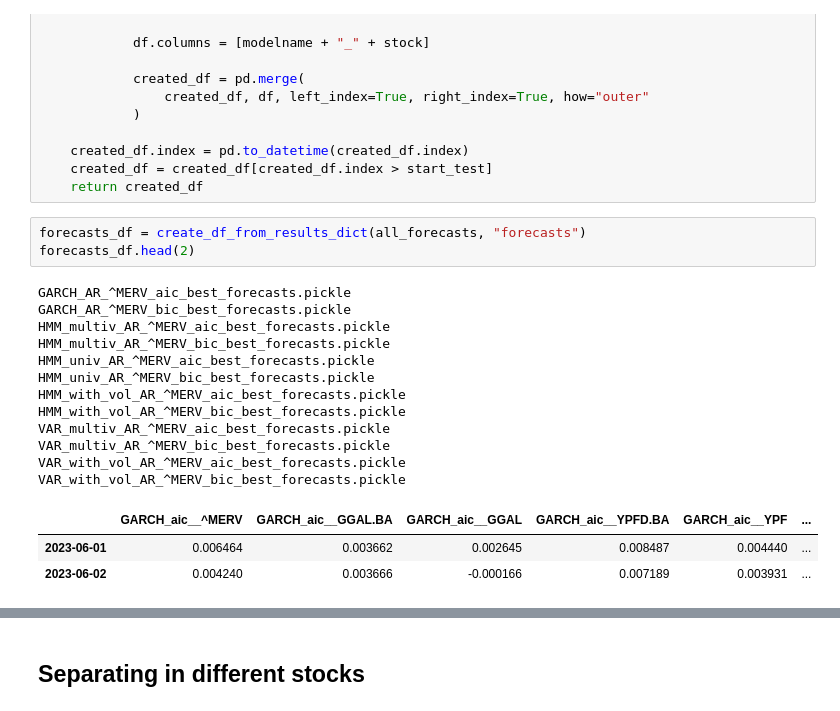
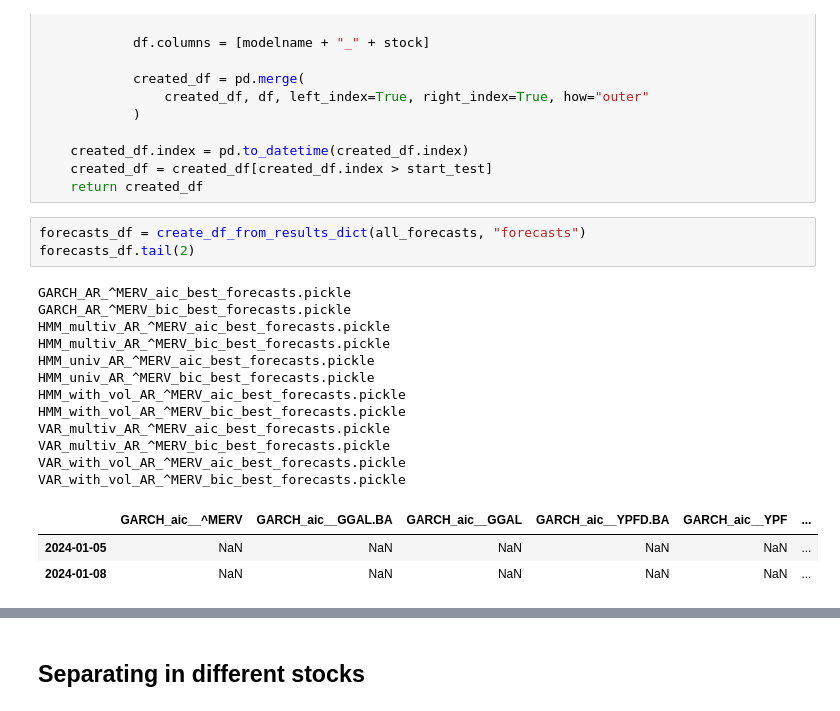
Before and after one commit to alfsn/regime-switching-hmm, a Jupyter notebook: notebooks/03_Comparison.ipynb, the cells around one changed output, grey strips where cells are left out. Drawn from its saved outputs; the diff is of its cells as text.

```diff
--- a/notebooks/03_Comparison.ipynb
+++ b/notebooks/03_Comparison.ipynb
@@ -86,23 +86,23 @@ def create_df_from_results_dict(results_dict:dict, substring_to_replace:str):
     return created_df
 # %%
 forecasts_df = create_df_from_results_dict(all_forecasts, "forecasts")
-forecasts_df.head(2)
+forecasts_df.tail(2)
 # %% [output]
 GARCH_AR_^MERV_aic_best_forecasts.pickle
 GARCH_AR_^MERV_bic_best_forecasts.pickle
 HMM_multiv_AR_^MERV_aic_best_forecasts.pickle
 HMM_multiv_AR_^MERV_bic_best_forecasts.pickle
 HMM_univ_AR_^MERV_aic_best_forecasts.pickle
 HMM_univ_AR_^MERV_bic_best_forecasts.pickle
 HMM_with_vol_AR_^MERV_aic_best_forecasts.pickle
 HMM_with_vol_AR_^MERV_bic_best_forecasts.pickle
 VAR_multiv_AR_^MERV_aic_best_forecasts.pickle
 VAR_multiv_AR_^MERV_bic_best_forecasts.pickle
 VAR_with_vol_AR_^MERV_aic_best_forecasts.pickle
 VAR_with_vol_AR_^MERV_bic_best_forecasts.pickle
 |  | GARCH_aic__^MERV | GARCH_aic__GGAL.BA | GARCH_aic__GGAL | GARCH_aic__YPFD.BA | GARCH_aic__YPF | ... |
-| 2023-06-01 | 0.006464 | 0.003662 | 0.002645 | 0.008487 | 0.004440 | ... |
-| 2023-06-02 | 0.004240 | 0.003666 | -0.000166 | 0.007189 | 0.003931 | ... |
+| 2024-01-05 | NaN | NaN | NaN | NaN | NaN | ... |
+| 2024-01-08 | NaN | NaN | NaN | NaN | NaN | ... |
 # %%
 residual_df = create_df_from_results_dict(all_residuals, "residuals")
 residual_df.head(2)
```
Also changed, not shown: parts of 8 cells of this notebook, 4 other files.
